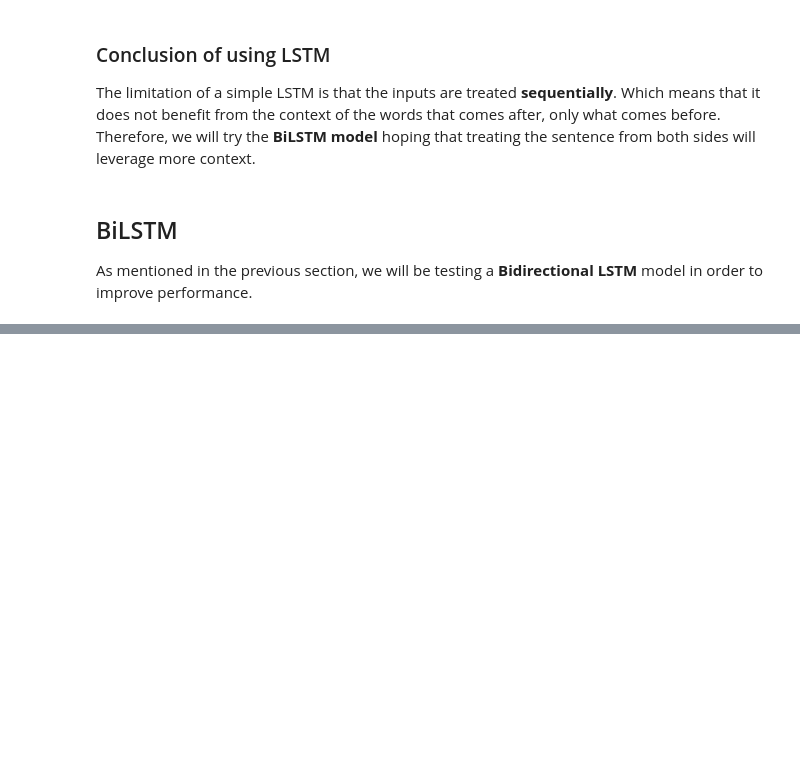
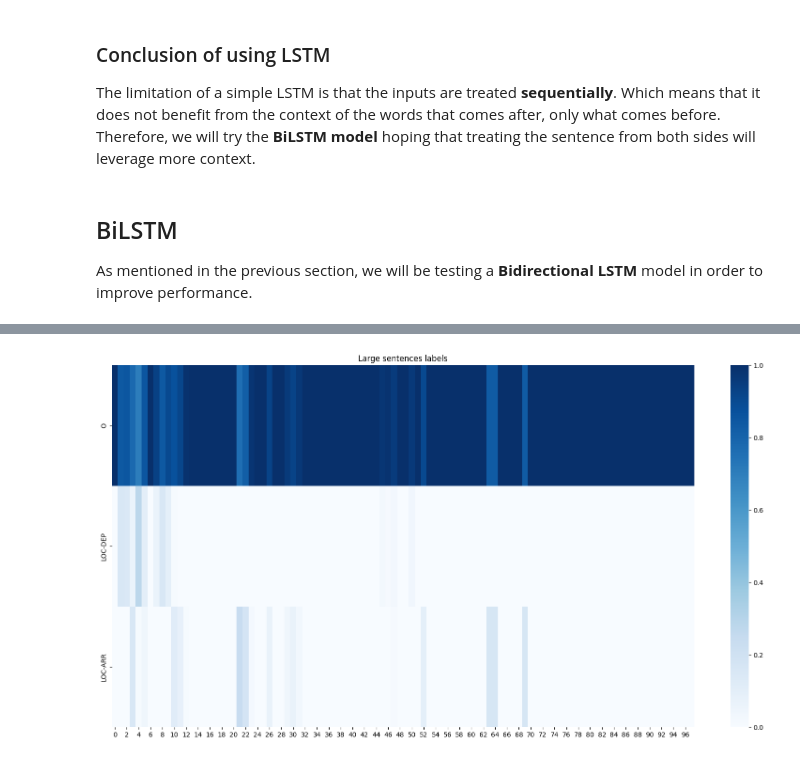
Before and after one commit to lucas066001/TravelOrderResolver, a Jupyter notebook: deepl_ner.ipynb, the cells around one changed output, grey strips where cells are left out. Saved outputs shown, nothing was run; the diff lists cells and outputs as text; code cells hidden in the pictures; blank space fills up the shorter version.

```diff
--- a/deepl_ner.ipynb
+++ b/deepl_ner.ipynb
@@ -737,0 +834,6 @@ array([[[ 0.0000000e+00, -1.8248991e+01, -2.0718296e+01],
+# %%
+label_pos_freq_in_sentences(
+    padded_eval_large_labels, unique_labels, title="Large sentences labels"
+)
+# %% [output]
+[figure, added]
```
Also changed, not shown: parts of 24 cells of this notebook.
